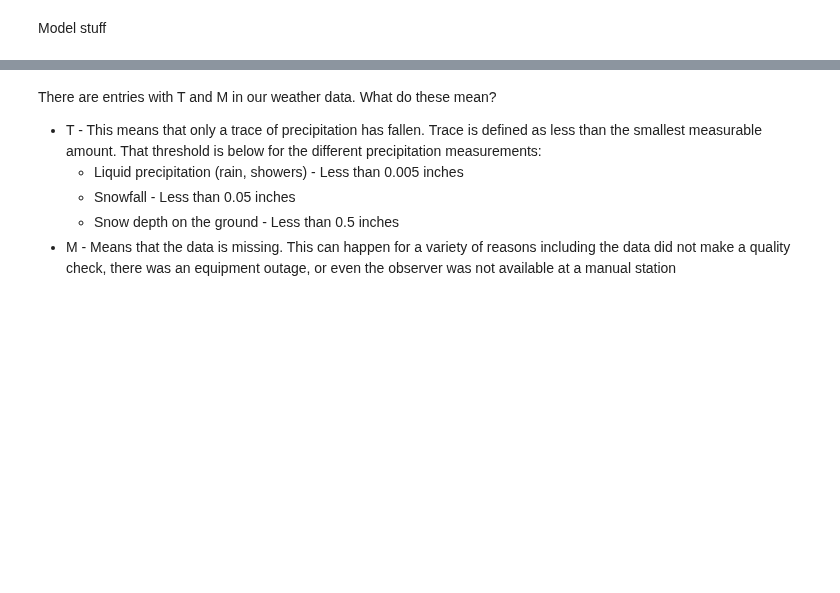
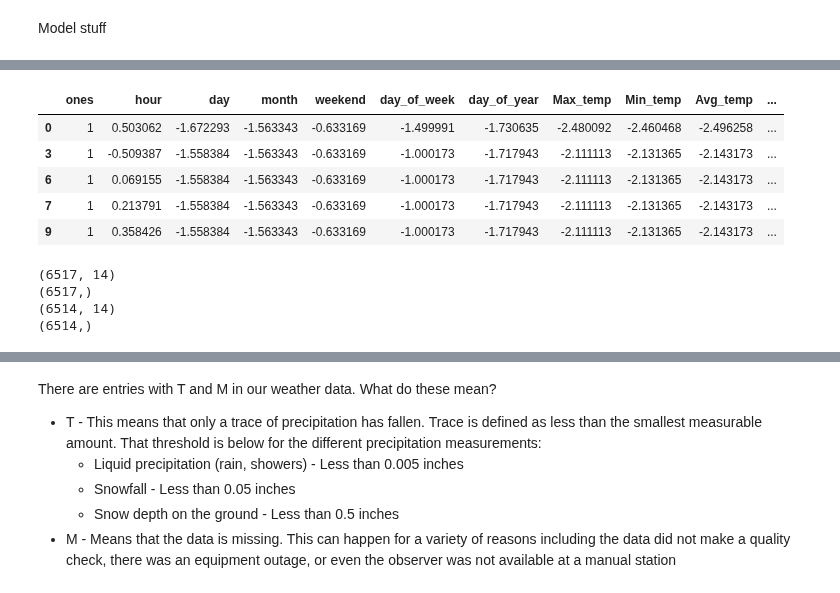
Before and after one commit to AlexisVandenHeede/IntroBA, a Jupyter notebook: reportv1.ipynb, the cells around one changed output, grey strips where cells are left out. Drawn from its saved outputs; the diff is of its cells as text; code cells hidden in the pictures; blank space fills up the shorter version.

```diff
--- a/reportv1.ipynb
+++ b/reportv1.ipynb
@@ -2217,16 +2244 @@ Snow_depth             float64
 dtype: object
-# %%
-# keep unique
-x_arrivals_train = x_arrivals_train.drop_duplicates()
-x_arrivals_test = x_arrivals_test.drop_duplicates()
-x_departures_train = x_departures_train.drop_duplicates()
-x_departures_test = x_departures_test.drop_duplicates()
-# %%
-# standardise and keep df
-def standardise(x_train, x_test):
-    x_train_std = (x_train - x_train.mean(axis = 1)) / x_train.std(axis = 1)
-    x_test_std = (x_test - x_test.mean(axis = 1)) / x_test.std(axis = 1)
-    return x_train_std, x_test_std
-
-x_arrivals_train_std, x_arrivals_test_std = standardise(x_arrivals_train, x_arrivals_test)
-x_departures_train_std, x_departures_test_std = standardise(x_departures_train, x_departures_test)
@@ -2260,0 +2245,11 @@ NameError: name 'x_arrivals_train_std' is not defined
+# %%
+# standardise and keep df
+def standardise(df):
+    for i in df.columns:
+        df[i] = (df[i] - np.mean(df[i])) / np.std(df[i])
+    return df
+
+x_arrivals_train_std = standardise(x_arrivals_train)
+x_arrivals_test_std = standardise(x_arrivals_test)
+x_departures_train_std = standardise(x_departures_train)
+x_departures_test_std = standardise(x_departures_test)
@@ -2261,9 +2277,38 @@ NameError: name 'x_arrivals_train_std' is not defined
+# %%
+def add_ones_column(df):
+    df.insert(0, 'ones', 1)
+    return df
+
+x_arrivals_train_std = add_ones_column(x_arrivals_train_std)
+x_arrivals_test_std = add_ones_column(x_arrivals_test_std)
+x_departures_train_std = add_ones_column(x_departures_train_std)
+x_departures_test_std = add_ones_column(x_departures_test_std)
+# %%
+x_arrivals_train_std.head()
+# %% [output]
+|  | ones | hour | day | month | weekend | day_of_week | day_of_year | Max_temp | Min_temp | Avg_temp | ... |
+| 0 | 1 | 0.503062 | -1.672293 | -1.563343 | -0.633169 | -1.499991 | -1.730635 | -2.480092 | -2.460468 | -2.496258 | ... |
+| 3 | 1 | -0.509387 | -1.558384 | -1.563343 | -0.633169 | -1.000173 | -1.717943 | -2.111113 | -2.131365 | -2.143173 | ... |
+| 6 | 1 | 0.069155 | -1.558384 | -1.563343 | -0.633169 | -1.000173 | -1.717943 | -2.111113 | -2.131365 | -2.143173 | ... |
+| 7 | 1 | 0.213791 | -1.558384 | -1.563343 | -0.633169 | -1.000173 | -1.717943 | -2.111113 | -2.131365 | -2.143173 | ... |
+| 9 | 1 | 0.358426 | -1.558384 | -1.563343 | -0.633169 | -1.000173 | -1.717943 | -2.111113 | -2.131365 | -2.143173 | ... |
 # %%
 # ridge model
 from sklearn.linear_model import Ridge
 
 ridge_arrivals = Ridge(alpha=0.1)
 ridge_departures = Ridge(alpha=0.1)
+# %%
+# shape check
+print(x_arrivals_train_std.shape)
+print(y_arrivals_train.shape)
+print(x_departures_train_std.shape)
+print(y_departures_train.shape)
+# %% [output]
+(6517, 14)
+(6517,)
+(6514, 14)
+(6514,)
 # %%
 # train/fit model
 ridge_arrivals.fit(x_arrivals_train_std, y_arrivals_train)
```
Also changed, not shown: parts of 13 cells of this notebook.
